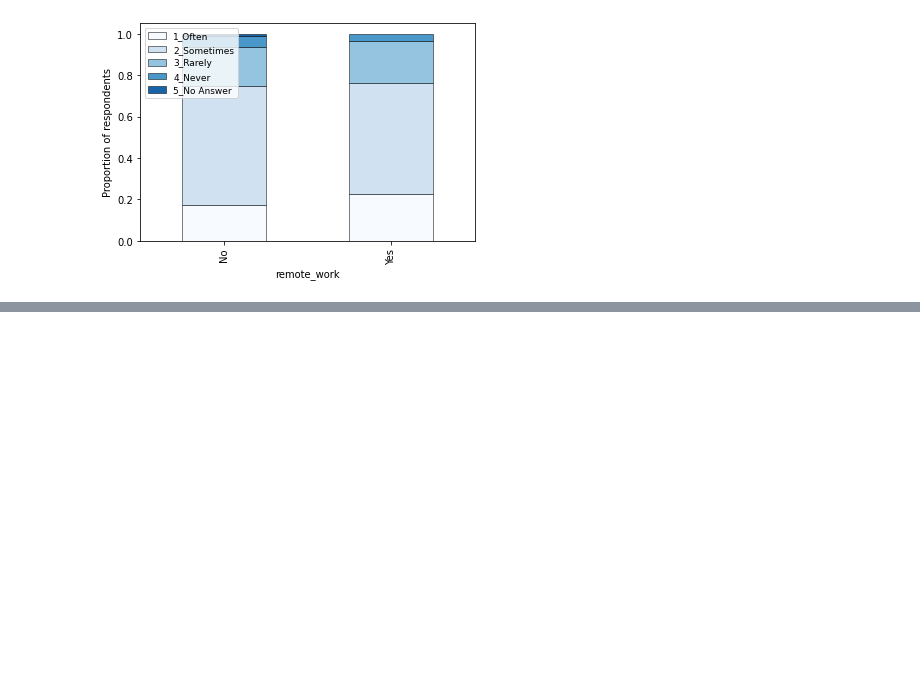
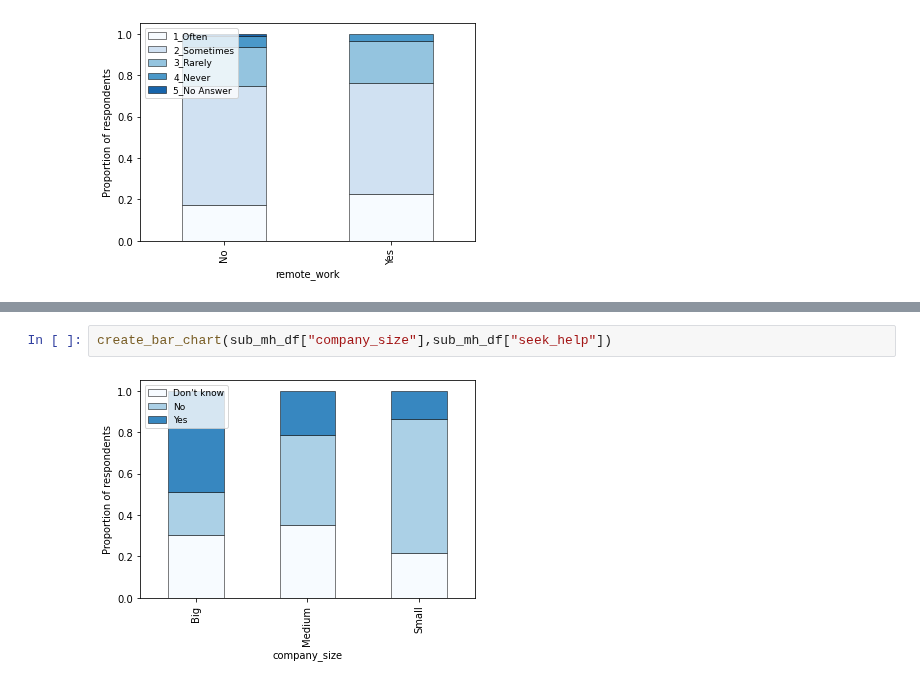
Before and after one commit to ceciliastern/ds_term_project, a Jupyter notebook: Descriptive Analysis - Mental Health Dataset.ipynb, the cells around one changed output, grey strips where cells are left out. Saved outputs shown, nothing was run; the diff lists cells and outputs as text; blank space fills up the shorter version.

```diff
--- a/Descriptive Analysis - Mental Health Dataset.ipynb
+++ b/Descriptive Analysis - Mental Health Dataset.ipynb
@@ -610,0 +615,4 @@ create_bar_chart(sub_mh_df["tech_company"],sub_mh_df["coworkers"])
+# %%
+create_bar_chart(sub_mh_df["company_size"],sub_mh_df["seek_help"])
+# %% [output]
+[figure, added]
```
Also changed, not shown: parts of 34 cells of this notebook.
